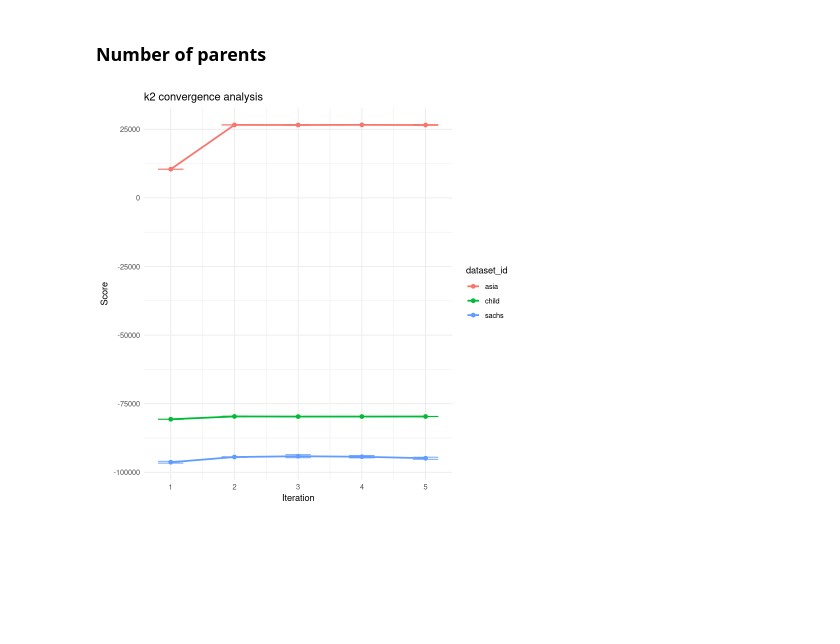
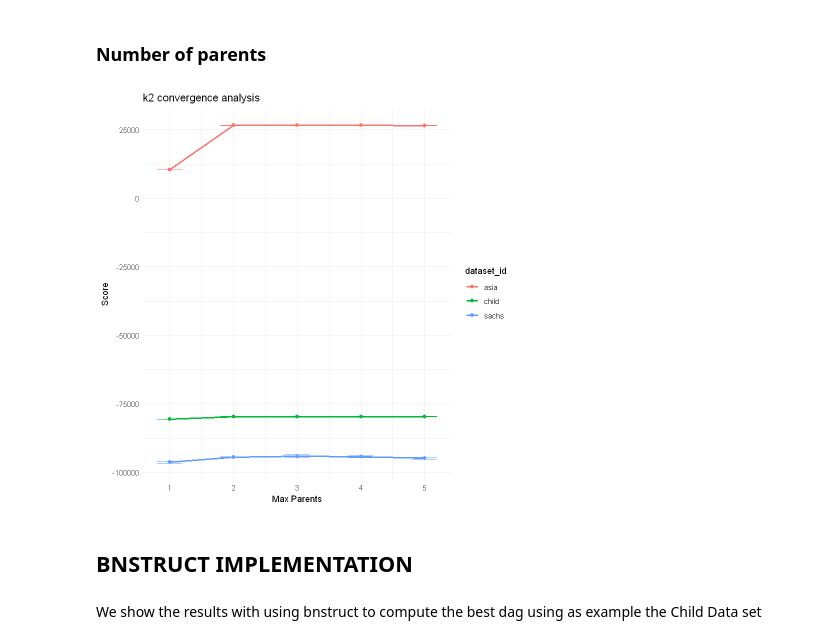
Before and after one commit to LorenzoVigorelli/BayesianNetworks, a Jupyter notebook: MainAnalysis.ipynb, the cells around one changed output. Drawn from its saved outputs; the diff is of its cells as text; code cells hidden in the pictures; blank space fills up the shorter version.

```diff
--- a/MainAnalysis.ipynb
+++ b/MainAnalysis.ipynb
@@ -279,13 +282,17 @@ summary_stats <- results |>
 # %%
 # Plot the analysis about the convergence
 ggplot(summary_stats, aes(x = max_parents, y = mean_score, color = dataset_id)) +
   geom_line(linewidth = 1) +  # Line plot
   geom_point(size = 2) +  # Points
   geom_errorbar(aes(ymin = mean_score - sd_score, ymax = mean_score + sd_score),
                 width = 0.4) +  # Error bars
   labs(title = "k2 convergence analysis",
-       x = "Iteration",
+       x = "Max Parents",
        y = "Score") +
   theme_minimal()
 # %% [output]
-[figure, old version]
+[figure, new version]
+# %% [markdown]
+## BNSTRUCT IMPLEMENTATION
+# %% [markdown]
+We show the results with using bnstruct to compute the best dag using as example the Child Data set
```
Also changed, not shown: parts of 16 cells of this notebook.
